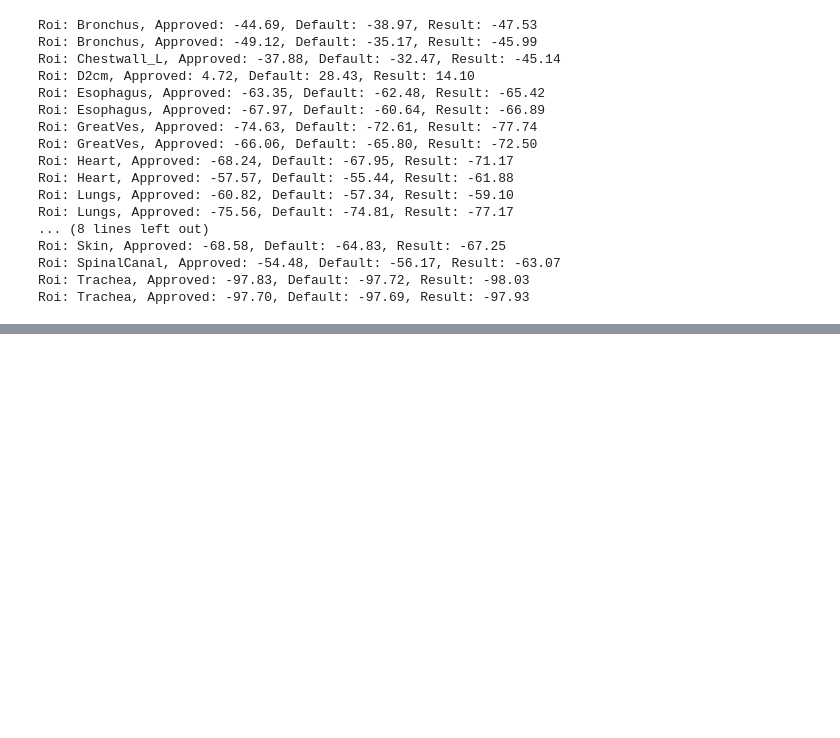
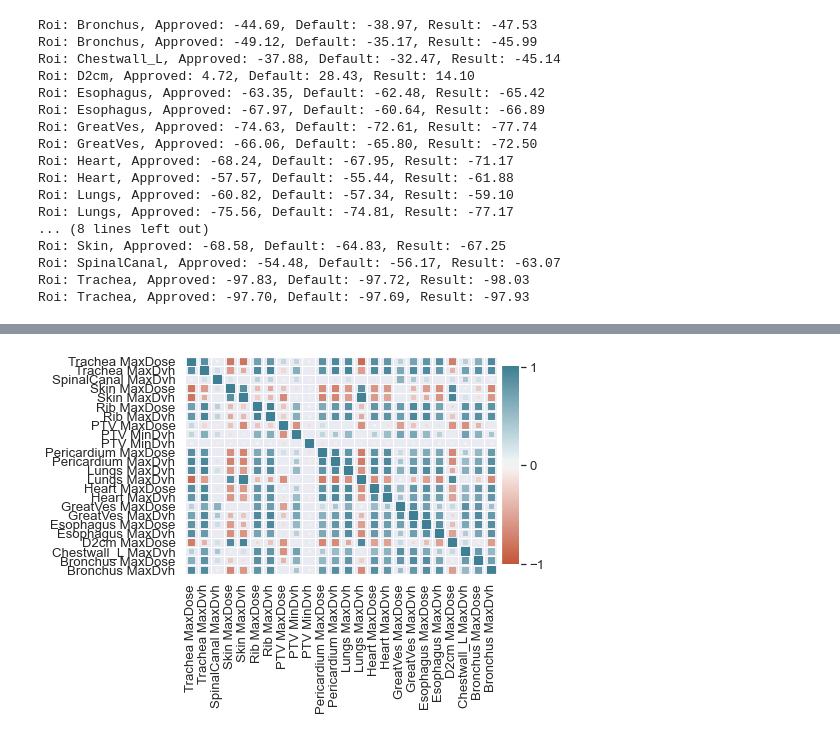
Before and after one commit to kels271828/RayBay, a Jupyter notebook: results/SBRT_lung_minsun/bayes_pars/view_results.ipynb, the cells around one changed output, grey strips where cells are left out. Saved outputs shown, nothing was run; the diff lists cells and outputs as text; code cells hidden in the pictures; blank space fills up the shorter version.

```diff
--- a/results/SBRT_lung_minsun/bayes_pars/view_results.ipynb
+++ b/results/SBRT_lung_minsun/bayes_pars/view_results.ipynb
@@ -166,0 +198,4 @@ Roi: Trachea, Approved: -97.70, Default: -97.69, Result: -97.93
+# %%
+result.corrplot(size=50)
+# %% [output]
+[figure, added]
```
Also changed, not shown: parts of 10 cells of this notebook, 6 other files.
